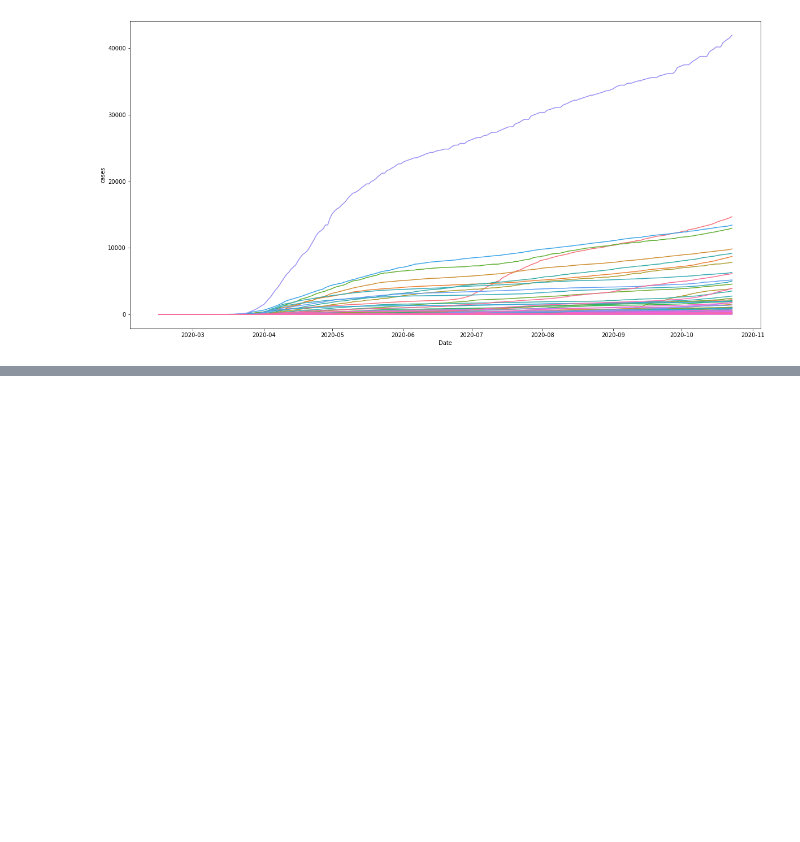
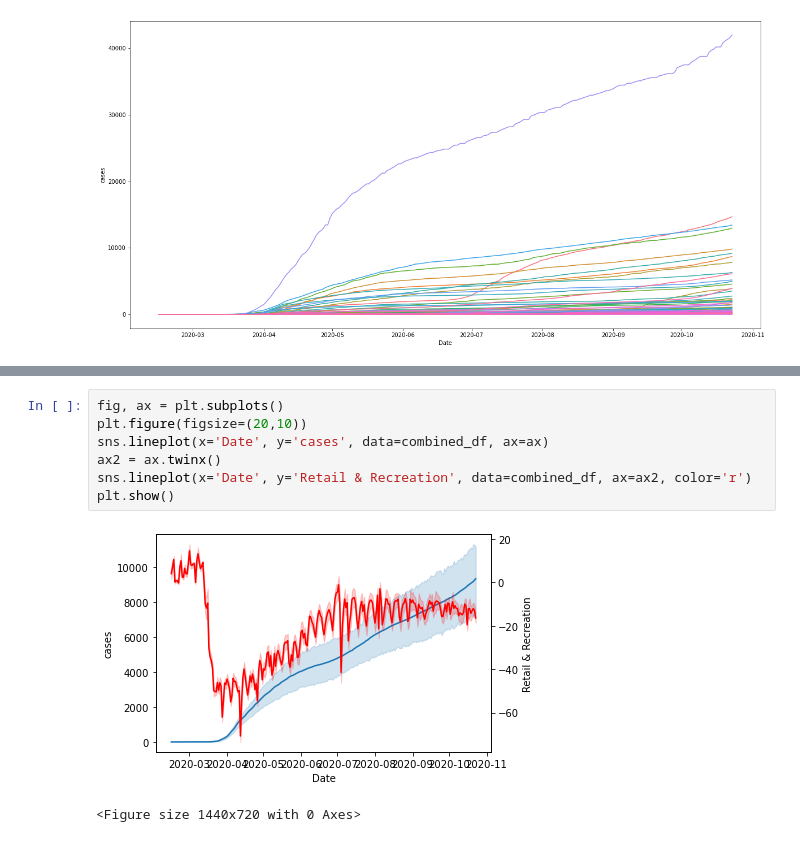
Before and after one commit to jis56/Philadelphia-covid-cases-v-mobility, a Jupyter notebook: Code/Code.ipynb, the cells around one changed output, grey strips where cells are left out. Saved outputs shown, nothing was run; the diff lists cells and outputs as text; blank space fills up the shorter version.

```diff
--- a/Code/Code.ipynb
+++ b/Code/Code.ipynb
@@ -87,0 +169,10 @@ plt.legend([],[], frameon=False)
+# %%
+fig, ax = plt.subplots()
+plt.figure(figsize=(20,10))
+sns.lineplot(x='Date', y='cases', data=combined_df, ax=ax)
+ax2 = ax.twinx()
+sns.lineplot(x='Date', y='Retail & Recreation', data=combined_df, ax=ax2, color='r')
+plt.show()
+# %% [output]
+[figure, added]
+<Figure size 1440x720 with 0 Axes>
```
Also changed, not shown: parts of 11 cells of this notebook.
